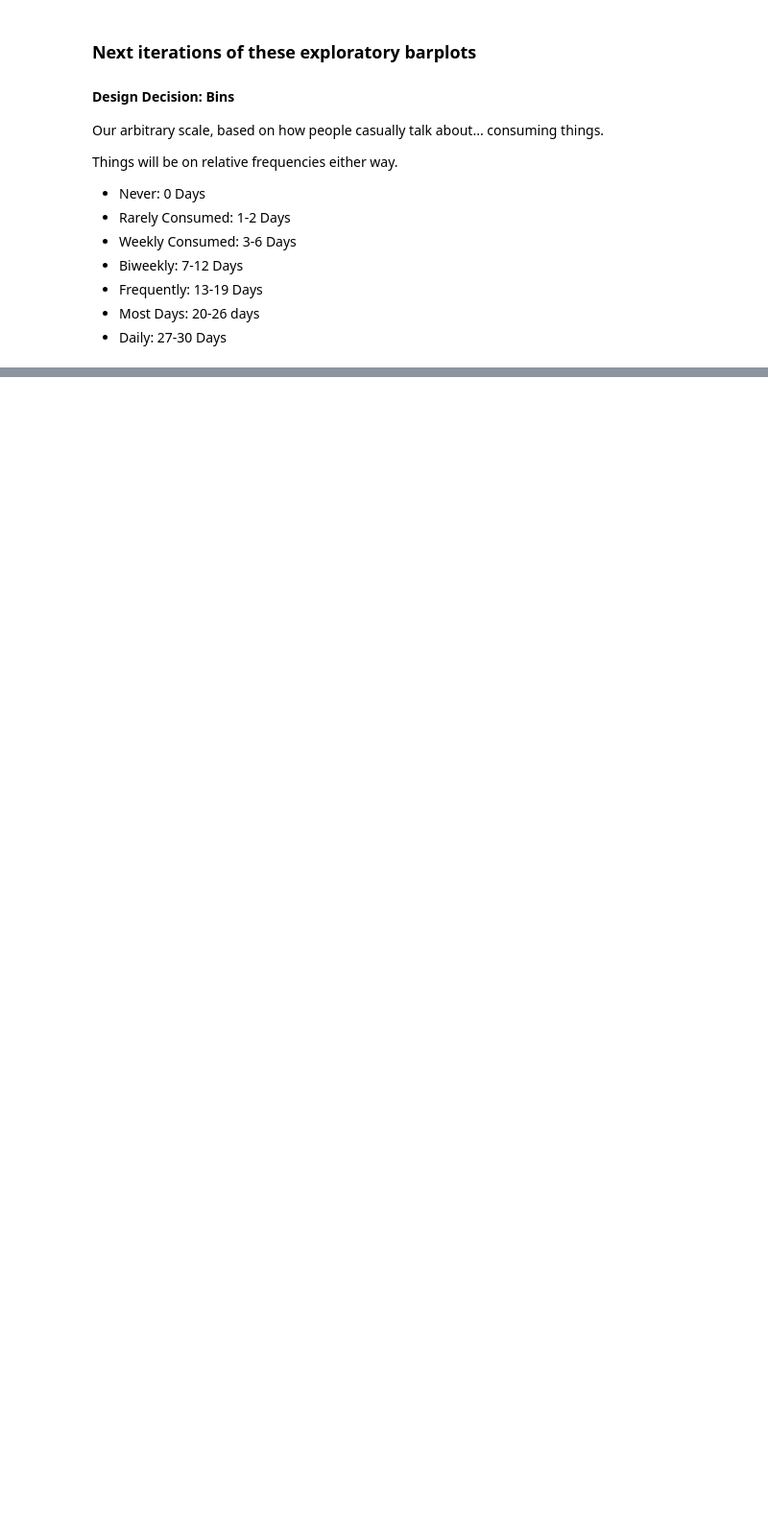
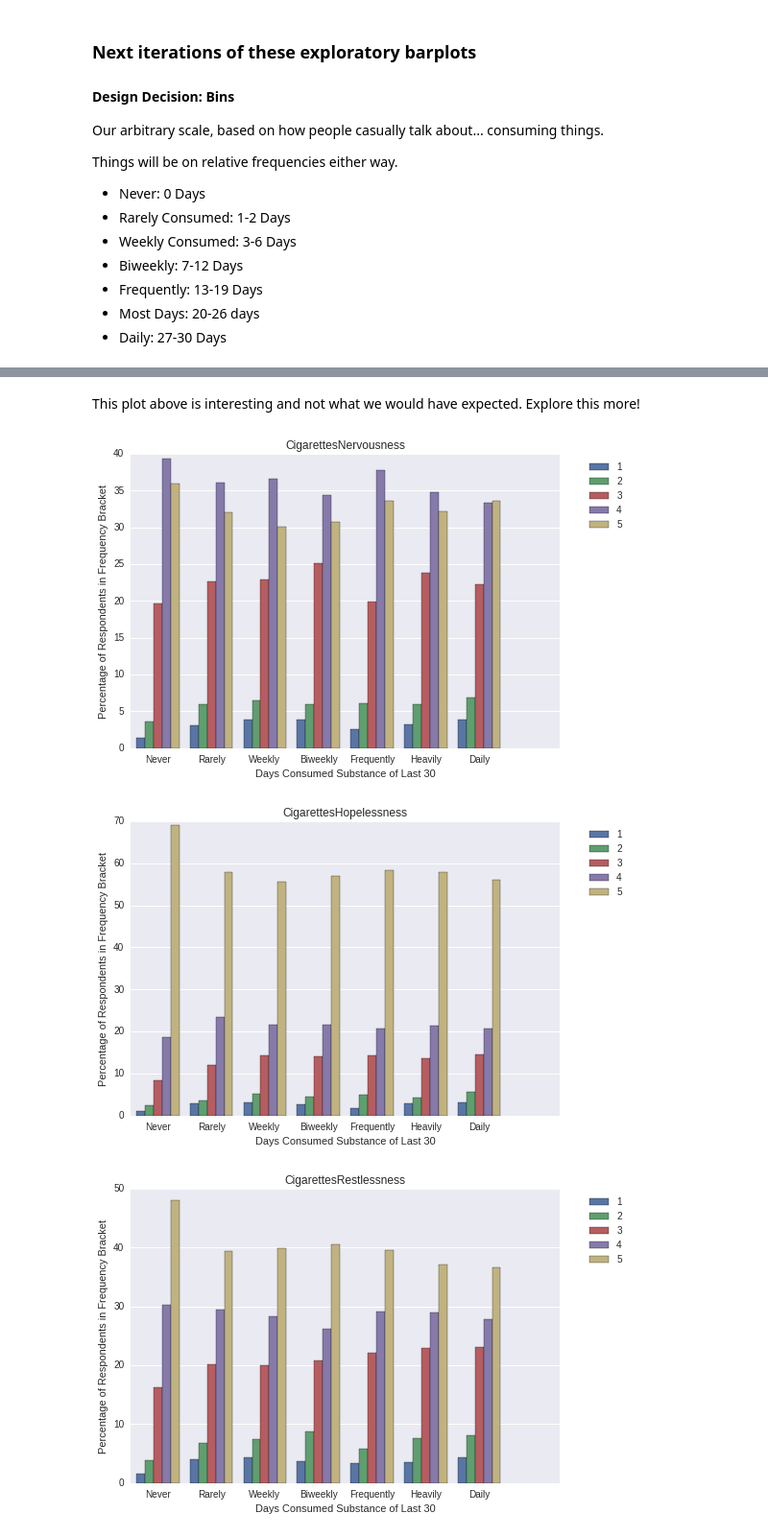
Before and after one commit to greenteawarrior/DataScience16CTW, a Jupyter notebook: drugs_usage_health_intro.ipynb, the cells around one changed output, grey strips where cells are left out. Shown at 96% size. Drawn from its saved outputs; the diff is of its cells as text; code cells hidden in the pictures; blank space fills up the shorter version.

```diff
--- a/drugs_usage_health_intro.ipynb
+++ b/drugs_usage_health_intro.ipynb
@@ -351,0 +359,11 @@ mental_health_bars30_freq(df, "COCUS30A", "DSTNRV30", "Cocaine", "Nervousness")
+# %% [markdown]
+This plot above is interesting and not what we would have expected. Explore this more!
+# %%
+mental_health_bars30_freq(df, "CIG30USE", "DSTNRV30", "Cigarettes", "Nervousness")
+mental_health_bars30_freq(df, "CIG30USE", "DSTHOP30", "Cigarettes", "Hopelessness")
+mental_health_bars30_freq(df, "CIG30USE", "DSTRST30", "Cigarettes", "Restlessness")
+mental_health_bars30_freq(df, "CIG30USE", "DSTCHR30", "Cigarettes", "Depression")
+# %% [output]
+[figure, added]
+[figure, added]
+[figure, added]
```
Also changed, not shown: parts of 7 cells of this notebook, 1 other file.
